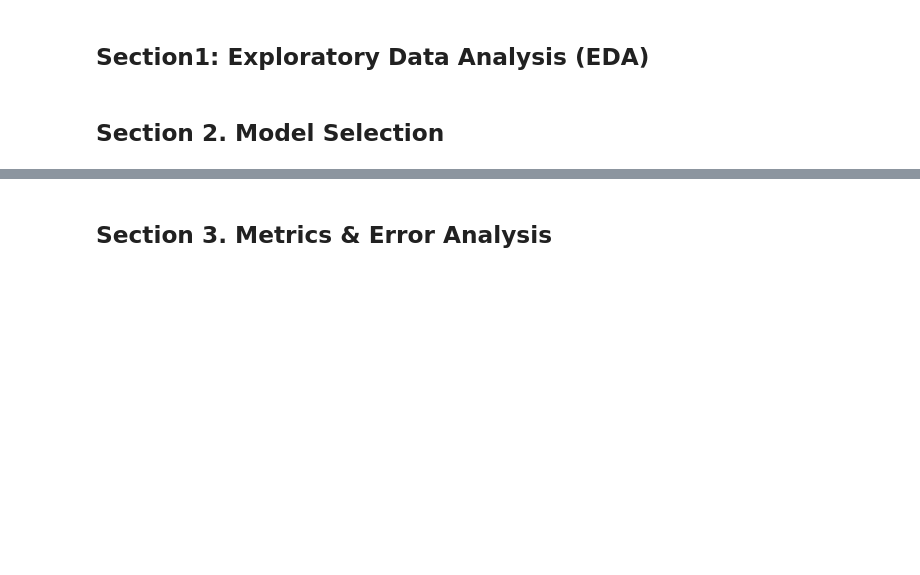
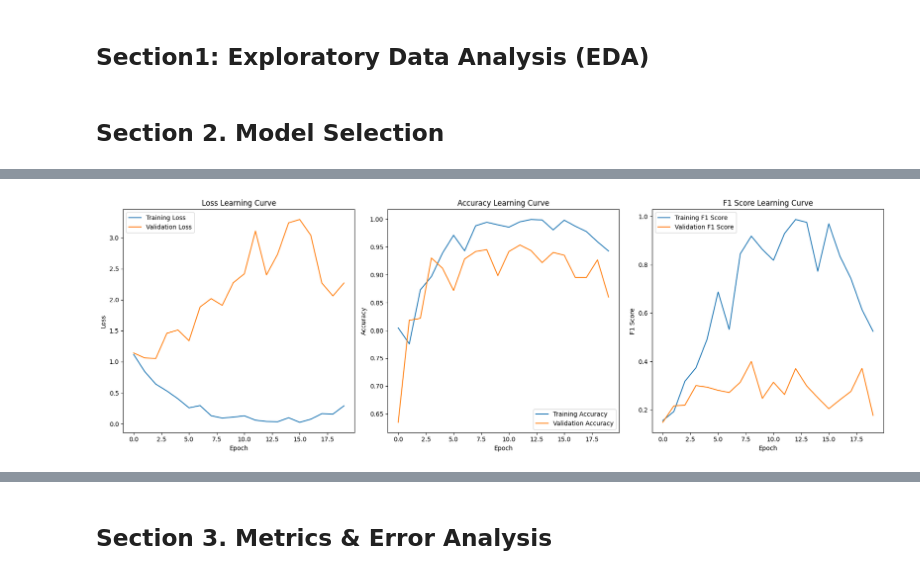
Before and after one commit to HaoWeiHe/LLMStudyGroup, a Jupyter notebook: Fraud Detection.ipynb, the cells around one changed output, grey strips where cells are left out. Saved outputs shown, nothing was run; the diff lists cells and outputs as text; code cells hidden in the pictures; blank space fills up the shorter version.

Commit message:
section2 using NN model

```diff
--- a/Fraud Detection.ipynb
+++ b/Fraud Detection.ipynb
@@ -128,0 +286,14 @@ Downloading ieee-fraud-detection.zip to /Users/wei/Documents/workspace/studyGrou
+# %%
+input_dim = X_train_tensor.shape[1]
+output_dim = 1
+
+NN_LN_Model = NN_Model_with_LN(input_dim, output_dim)
+
+optimizer = optim.Adam(NN_LN_Model.parameters(), lr=0.001)
+
+train_losses, val_losses, train_accuracies, val_accuracies, train_f1_scores, val_f1_scores = train_model(
+    20, NN_LN_Model, criterion, optimizer, train_dataloader, X_val_tensor, y_val_tensor
+)
+
+plot_learning_curve(train_losses, val_losses,train_accuracies,val_accuracies,train_f1_scores,val_f1_scores)
+# %% [output]
@@ -128,0 +317 @@ Downloading ieee-fraud-detection.zip to /Users/wei/Documents/workspace/studyGrou
+[figure, added]
```
Also changed, not shown: parts of 23 cells of this notebook.
